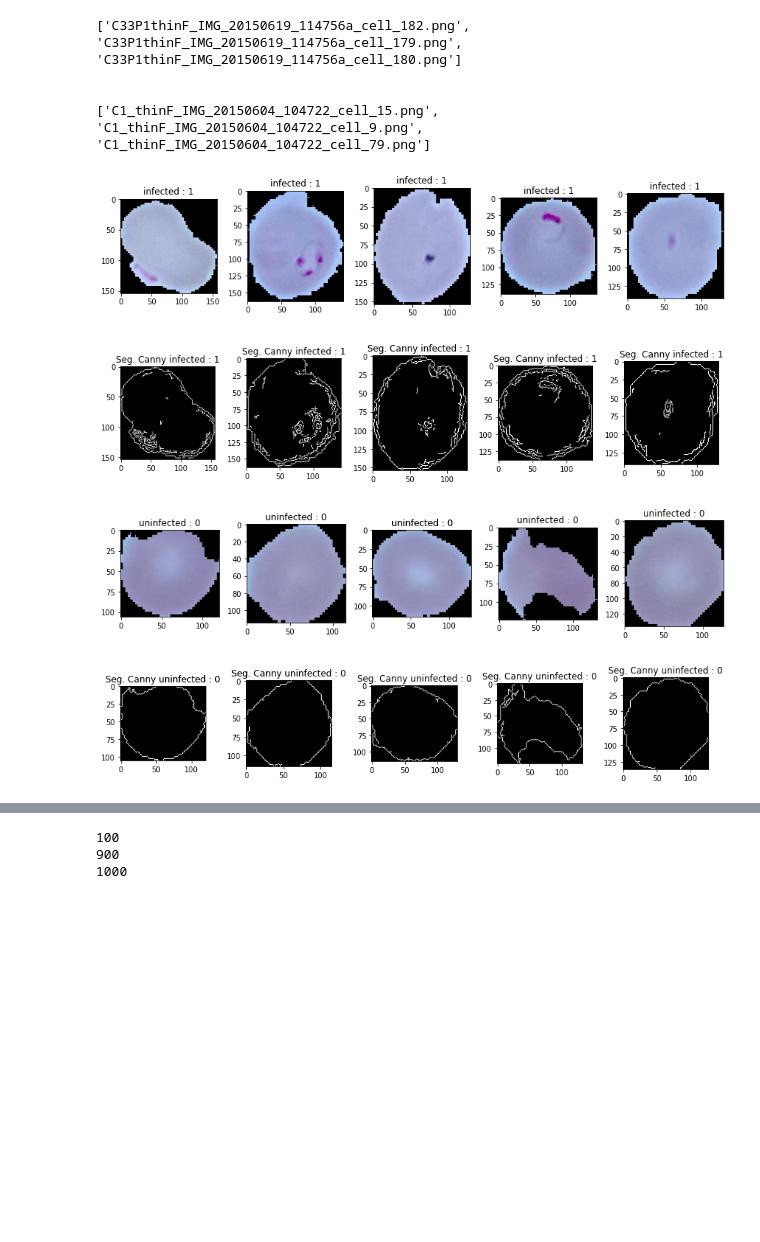
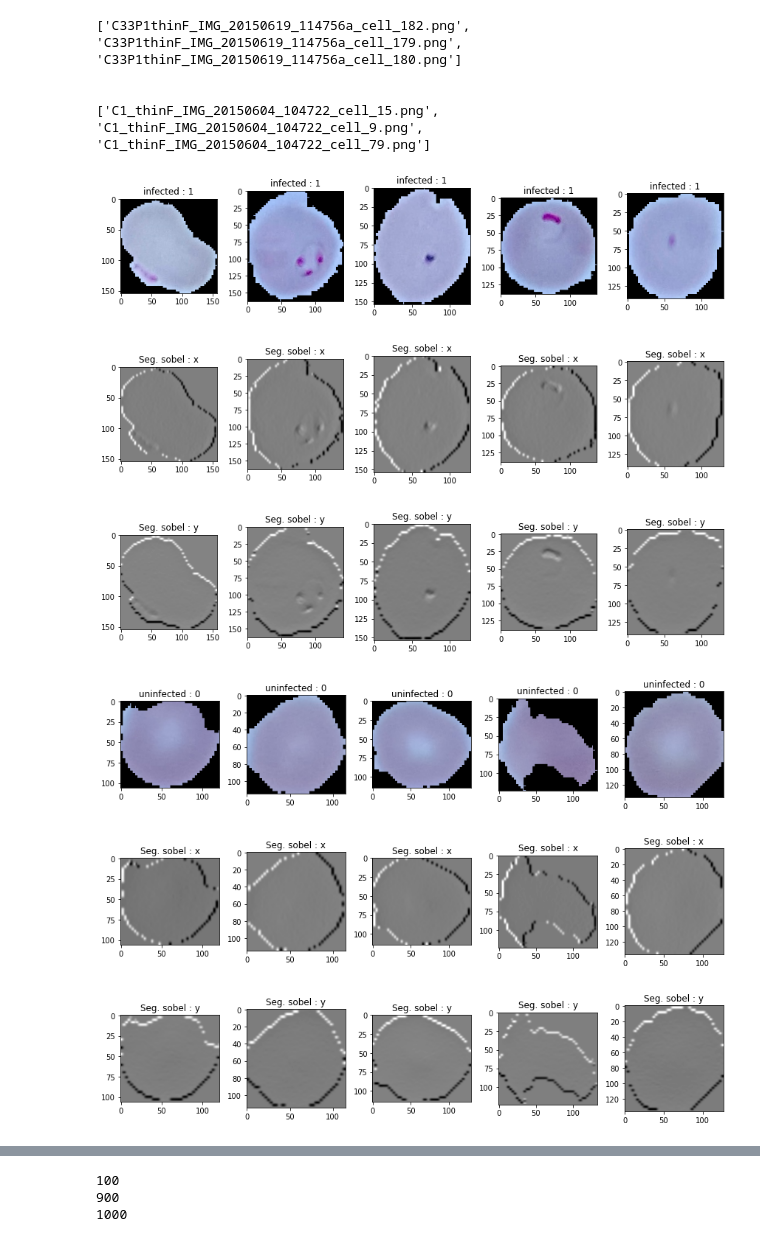
Before and after one commit to HuzainAzis/sobel-humoment-knn, a Jupyter notebook: PraFix.ipynb, the cells around one changed output, grey strips where cells are left out. Cells and saved outputs as stored; diff of their text form; code cells hidden in the pictures; blank space fills up the shorter version.

```diff
--- a/PraFix.ipynb
+++ b/PraFix.ipynb
@@ -45,40 +49,69 @@ for i in range(5):
     plt.subplot(1, 5, i+1)
     img = cv2.imread('/content/drive/My Drive/dataset/DATA5050/cell_images/Terinfeksi' + "/" + terinfeksi_data[i])
     plt.imshow(img,cmap='gray')
     plt.title('infected : 1')
     plt.tight_layout()
 
 plt.figure(figsize = (12,12))
 for i in range(5):
     plt.subplot(1, 5, i+1)
     img = cv2.imread('/content/drive/My Drive/dataset/DATA5050/cell_images/Terinfeksi' + "/" + terinfeksi_data[i])
-    edges = cv2.Canny(img,
+    gray = cv2.cvtColor(img, cv2.COLOR_BGR2GRAY)
+    img = cv2.GaussianBlur(gray,(3,3),0)
+    edges = cv2.Sobel(img,cv2.CV_64F,1,0,ksize=5)
     plt.imshow(edges,cmap='gray')
-    plt.title('Seg. Canny infected : 1')
+    plt.title('Seg. sobel : x')
+    plt.tight_layout()
+
+plt.figure(figsize = (12,12))
+for i in range(5):
+    plt.subplot(1, 5, i+1)
+    img = cv2.imread('/content/drive/My Drive/dataset/DATA5050/cell_images/Terinfeksi' + "/" + terinfeksi_data[i])
+    gray = cv2.cvtColor(img, cv2.COLOR_BGR2GRAY)
+    img = cv2.GaussianBlur(gray,(3,3),0)
+    edges = cv2.Sobel(img,cv2.CV_64F,0,1,ksize=5)
+    plt.imshow(edges,cmap='gray')
+    plt.title('Seg. sobel : y')
     plt.tight_layout()
 
 plt.figure(figsize = (12,12))
 for i in range(5):
     plt.subplot(1, 5, i+1)
     img = cv2.imread('/content/drive/My Drive/dataset/DATA5050/cell_images/TidakTerinfeksi' + "/" + tidakTerinfeksi_data[i])
     plt.imshow(img,cmap='gray')
     plt.title('uninfected : 0')
     plt.tight_layout()
 
 plt.figure(figsize = (12,12))
 for i in range(5):
     plt.subplot(1, 5, i+1)
     img = cv2.imread('/content/drive/My Drive/dataset/DATA5050/cell_images/TidakTerinfeksi' + "/" + tidakTerinfeksi_data[i])
-    edges = cv2.Canny(img,25,255,L2gradient=False)
+    gray = cv2.cvtColor(img, cv2.COLOR_BGR2GRAY)
+    img = cv2.GaussianBlur(gray,(3,3),0)
+    edges = cv2.Sobel(img,cv2.CV_64F,1,0,ksize=5)
     plt.imshow(edges,cmap='gray')
-    plt.title('Seg. Canny uninfected : 0')
+    plt.title('Seg. sobel : x')
     plt.tight_layout()
+
+plt.figure(figsize = (12,12))
+for i in range(5):
+    plt.subplot(1, 5, i+1)
+    img = cv2.imread('/content/drive/My Drive/dataset/DATA5050/cell_images/TidakTerinfeksi' + "/" + tidakTerinfeksi_data[i])
+    gray = cv2.cvtColor(img, cv2.COLOR_BGR2GRAY)
+    img = cv2.GaussianBlur(gray,(3,3),0)
+    edges = cv2.Sobel(img,cv2.CV_64F,0,1,ksize=5)
+    plt.imshow(edges,cmap='gray')
+    plt.title('Seg. sobel : y')
+    plt.tight_layout()
+
 plt.show()
 # %% [output]
 [figure]
-[figure, old version]
+[figure, new version]
-[figure, old version]
+[figure, new version]
-[figure, old version]
+[figure, new version]
+[figure, added]
+[figure, added]
 # %%
 #SEGMENTASI DAN HUMOMENT
 x = np.array([['h1','h2','h3','h4','h5','h6','h7','target']])
```
Also changed, not shown: parts of 6 cells of this notebook.
